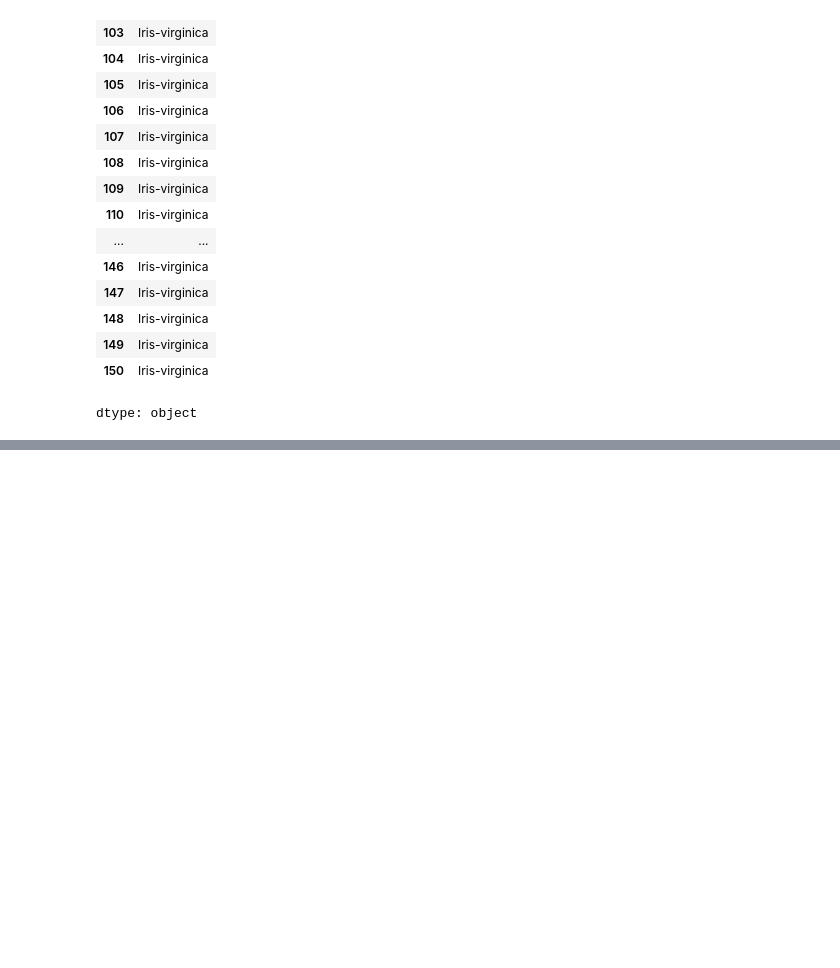
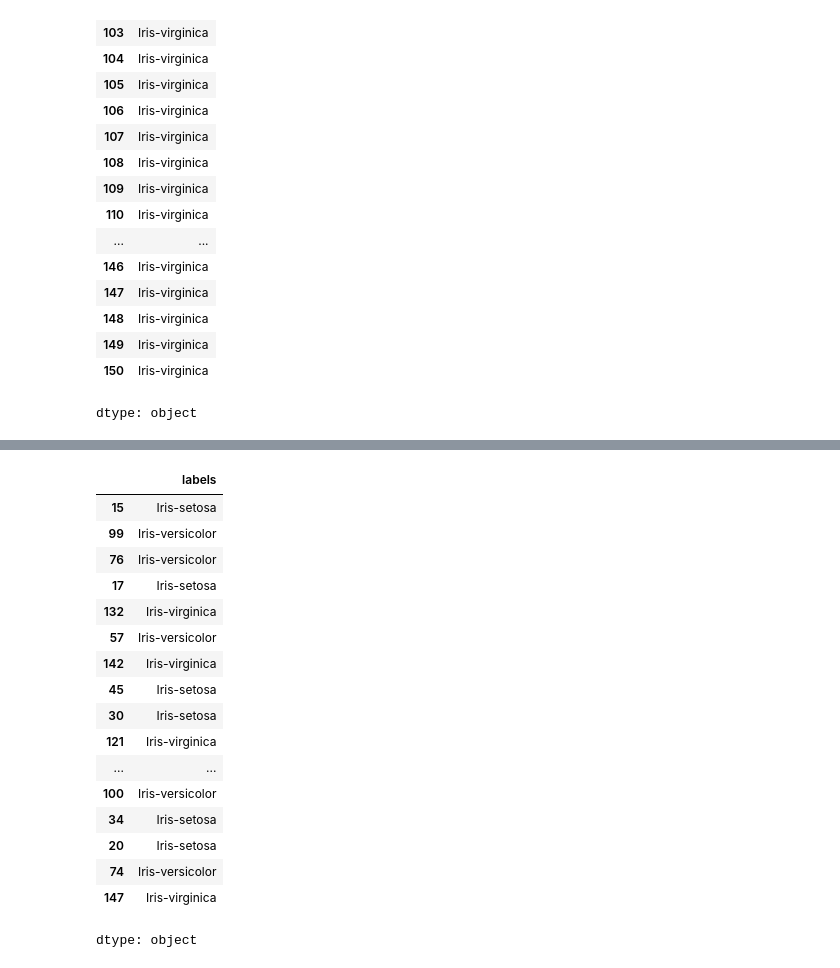
Before and after one commit to surajks25/ML_workspace, a Jupyter notebook: day3.ipynb, the cells around one changed output, grey strips where cells are left out. Cells and saved outputs as stored; diff of their text form; code cells hidden in the pictures; blank space fills up the shorter version.

```diff
--- a/day3.ipynb
+++ b/day3.ipynb
@@ -208,0 +266,21 @@ dtype: object
+# %%
+y_test
+# %% [output]
+|  | labels |
+| 15 | Iris-setosa |
+| 99 | Iris-versicolor |
+| 76 | Iris-versicolor |
+| 17 | Iris-setosa |
+| 132 | Iris-virginica |
+| 57 | Iris-versicolor |
+| 142 | Iris-virginica |
+| 45 | Iris-setosa |
+| 30 | Iris-setosa |
+| 121 | Iris-virginica |
+| ... | ... |
+| 100 | Iris-versicolor |
+| 34 | Iris-setosa |
+| 20 | Iris-setosa |
+| 74 | Iris-versicolor |
+| 147 | Iris-virginica |
+dtype: object
```
Also changed, not shown: parts of 5 cells of this notebook.
